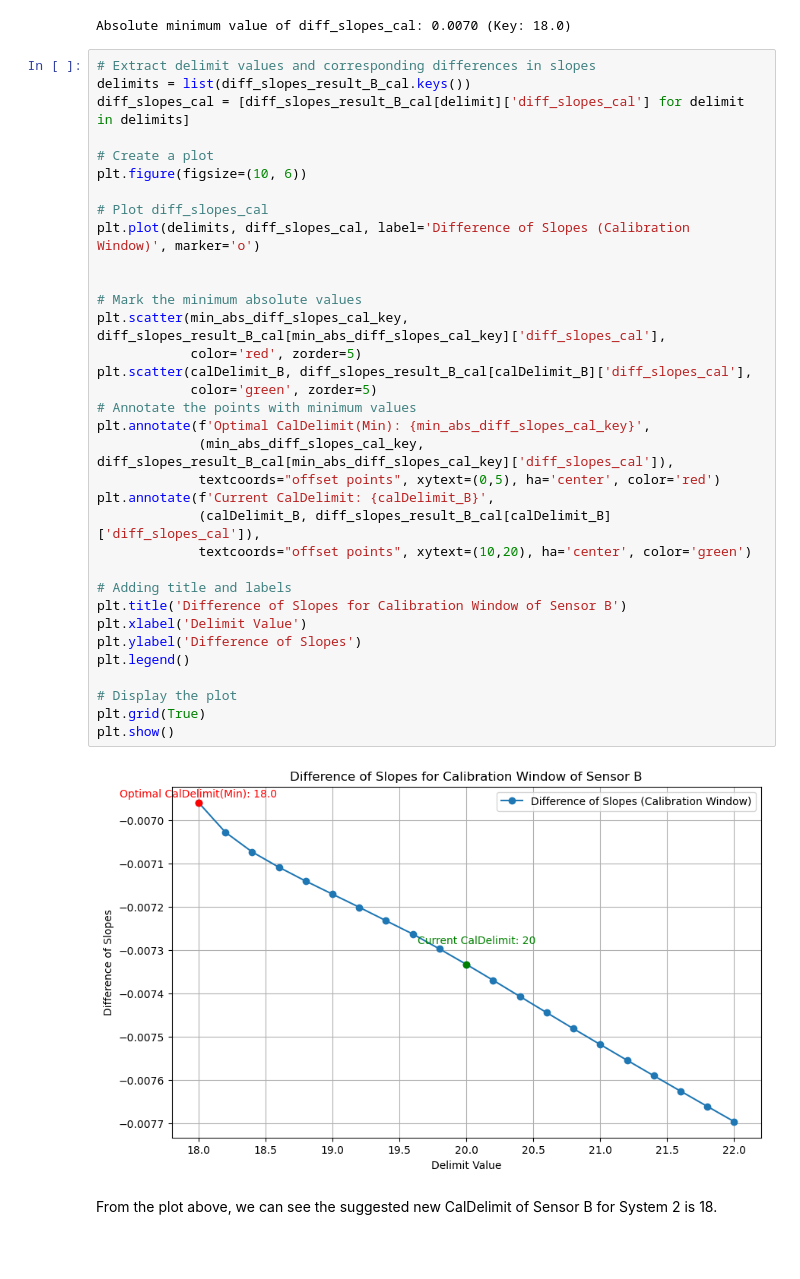
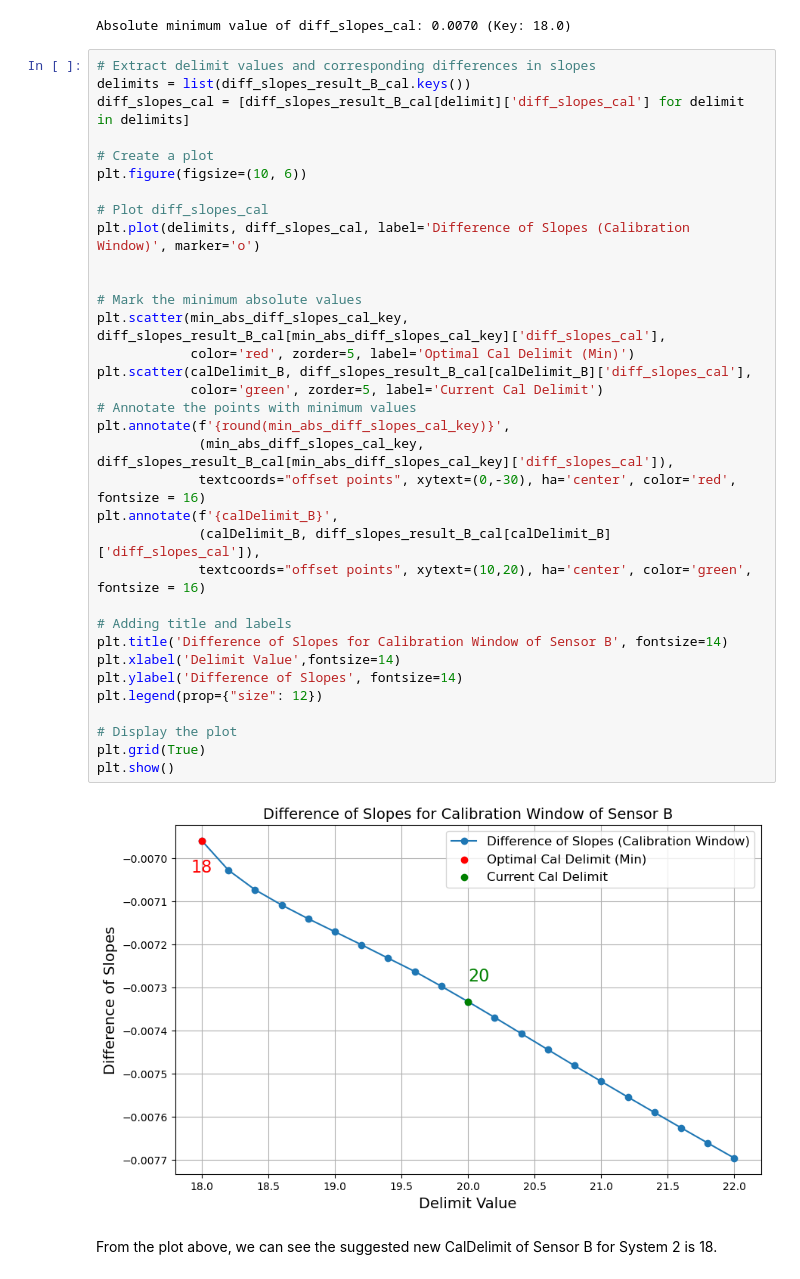
Before and after one commit to dejaytang/Capstone_Siemens, a Jupyter notebook: Coding/Window_Optimization/Window_Optimization/Window_Optimization.ipynb, the cells around one changed output. Cells and saved outputs as stored; diff of their text form; blank space fills up the shorter version.

```diff
--- a/Coding/Window_Optimization/Window_Optimization/Window_Optimization.ipynb
+++ b/Coding/Window_Optimization/Window_Optimization/Window_Optimization.ipynb
@@ -678,39 +734,39 @@ Absolute minimum value of diff_slopes_cal: 0.0070 (Key: 18.0)
 # %%
 # Extract delimit values and corresponding differences in slopes
 delimits = list(diff_slopes_result_B_cal.keys())
 diff_slopes_cal = [diff_slopes_result_B_cal[delimit]['diff_slopes_cal'] for delimit in delimits]
 
 # Create a plot
 plt.figure(figsize=(10, 6))
 
 # Plot diff_slopes_cal
 plt.plot(delimits, diff_slopes_cal, label='Difference of Slopes (Calibration Window)', marker='o')
 
 
 # Mark the minimum absolute values
 plt.scatter(min_abs_diff_slopes_cal_key, diff_slopes_result_B_cal[min_abs_diff_slopes_cal_key]['diff_slopes_cal'],
-            color='red', zorder=5)
+            color='red', zorder=5, label='Optimal Cal Delimit (Min)')
 plt.scatter(calDelimit_B, diff_slopes_result_B_cal[calDelimit_B]['diff_slopes_cal'],
-            color='green', zorder=5)
+            color='green', zorder=5, label='Current Cal Delimit')
 # Annotate the points with minimum values
-plt.annotate(f'Optimal CalDelimit(Min): {min_abs_diff_slopes_cal_key}',
+plt.annotate(f'{round(min_abs_diff_slopes_cal_key)}',
              (min_abs_diff_slopes_cal_key, diff_slopes_result_B_cal[min_abs_diff_slopes_cal_key]['diff_slopes_cal']),
-             textcoords="offset points", xytext=(0,5), ha='center', color='red')
-plt.annotate(f'Current CalDelimit: {calDelimit_B}',
+             textcoords="offset points", xytext=(0,-30), ha='center', color='red', fontsize = 16)
+plt.annotate(f'{calDelimit_B}',
              (calDelimit_B, diff_slopes_result_B_cal[calDelimit_B]['diff_slopes_cal']),
-             textcoords="offset points", xytext=(10,20), ha='center', color='green')
+             textcoords="offset points", xytext=(10,20), ha='center', color='green', fontsize = 16)
 
 # Adding title and labels
-plt.title('Difference of Slopes for Calibration Window of Sensor B')
-plt.xlabel('Delimit Value')
-plt.ylabel('Difference of Slopes')
-plt.legend()
+plt.title('Difference of Slopes for Calibration Window of Sensor B', fontsize=14)
+plt.xlabel('Delimit Value',fontsize=14)
+plt.ylabel('Difference of Slopes', fontsize=14)
+plt.legend(prop={"size": 12})
 
 # Display the plot
 plt.grid(True)
 plt.show()
 # %% [output]
-[figure, old version]
+[figure, new version]
 # %% [markdown]
 From the plot above, we can see the suggested new CalDelimit of Sensor B for System 2 is 18.
 # %% [markdown]
```
Also changed, not shown: parts of 8 cells of this notebook, 6 other files.
